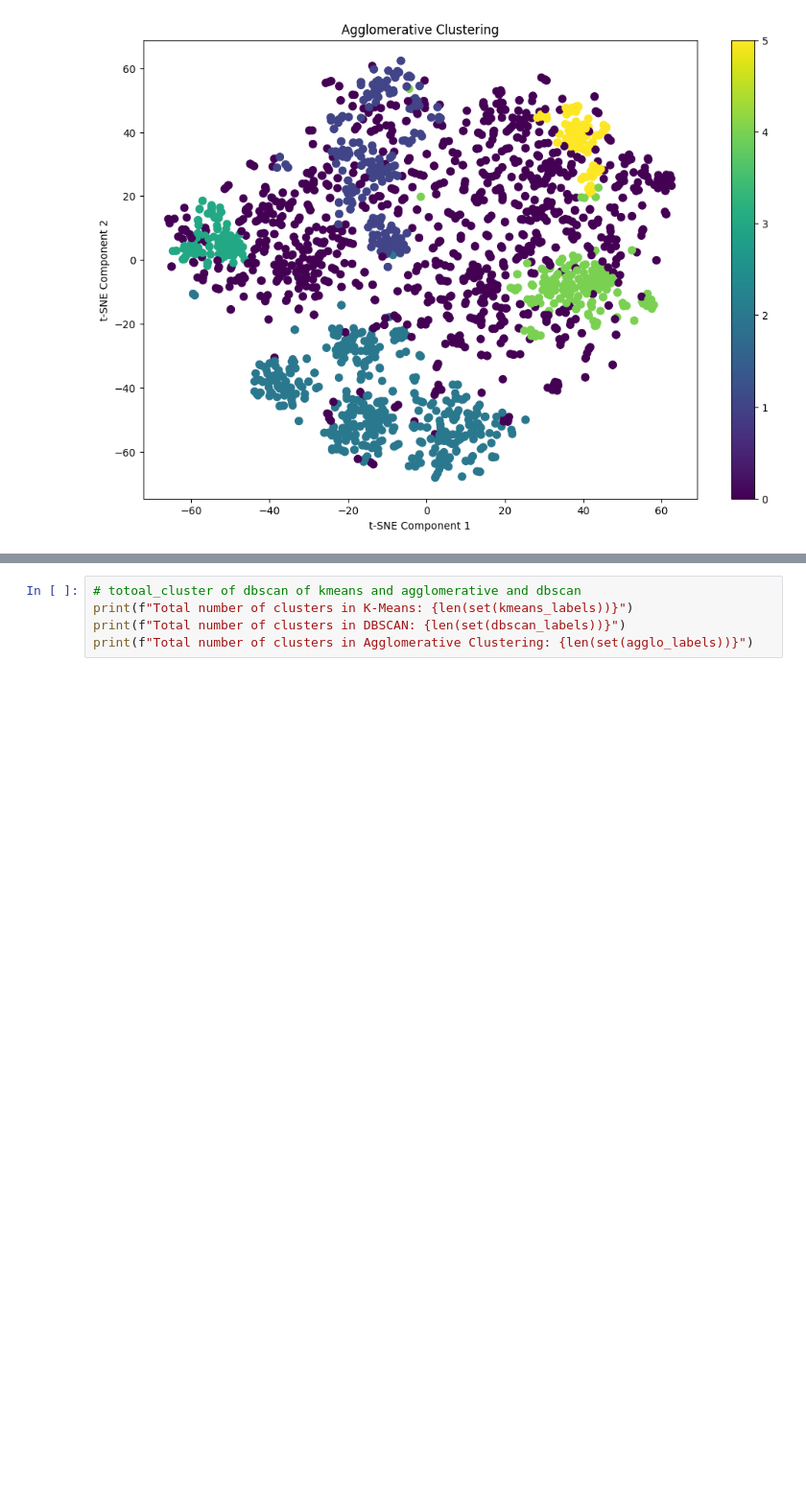
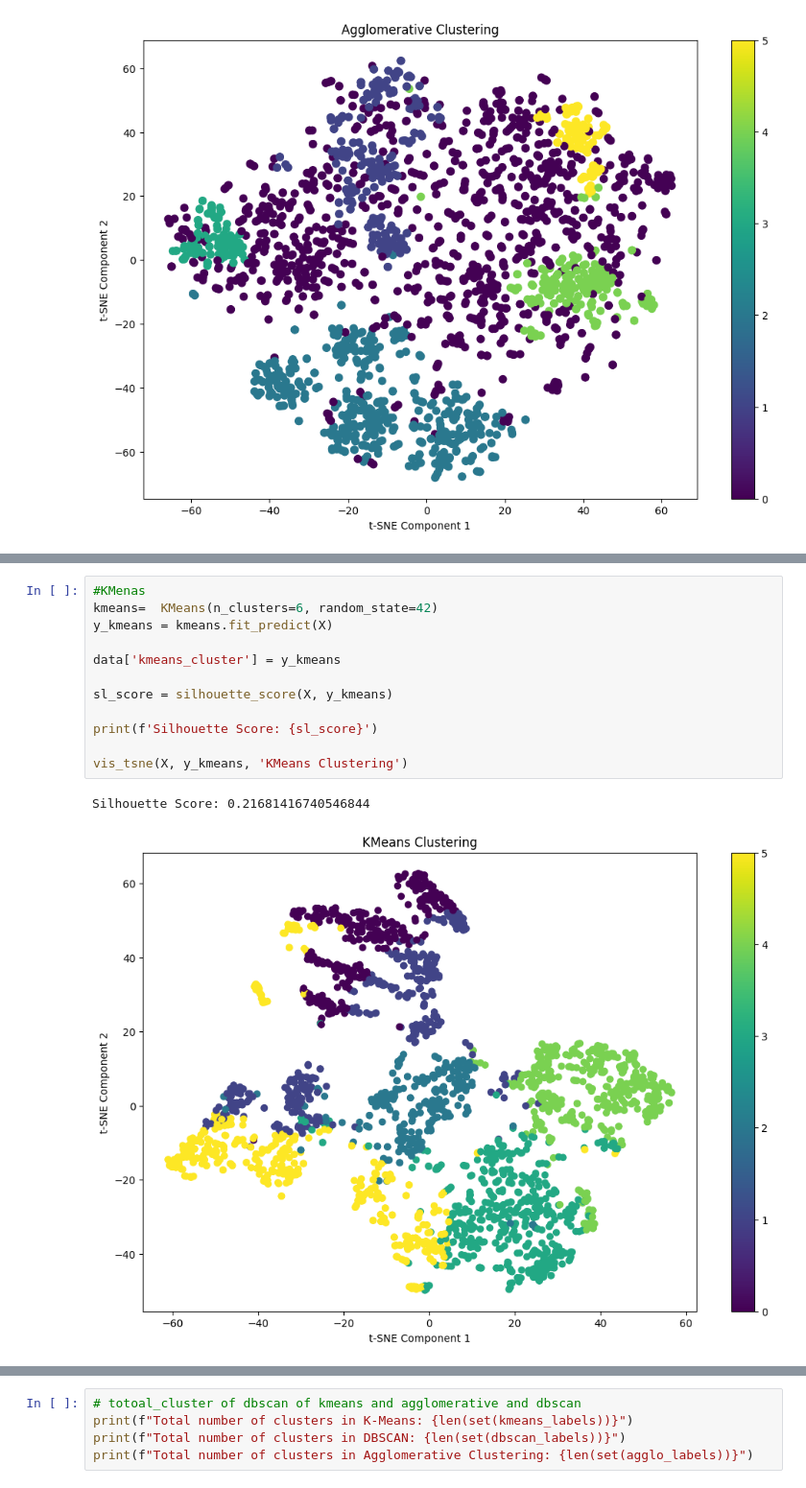
Before and after one commit to jnvshubham7/Event-Extraction, a Jupyter notebook: final_code.ipynb, the cells around one changed output, grey strips where cells are left out. Shown at 96% size. Saved outputs shown, nothing was run; the diff lists cells and outputs as text; blank space fills up the shorter version.

```diff
--- a/final_code.ipynb
+++ b/final_code.ipynb
@@ -210 +293,16 @@ Silhouette Score: 0.00828694811716624
+# %%
+#KMenas
+kmeans=  KMeans(n_clusters=6, random_state=42)
+y_kmeans = kmeans.fit_predict(X)
+
+data['kmeans_cluster'] = y_kmeans
+
+sl_score = silhouette_score(X, y_kmeans)
+
+print(f'Silhouette Score: {sl_score}')
+
+vis_tsne(X, y_kmeans, 'KMeans Clustering')
+# %% [output]
+Silhouette Score: 0.21681416740546844
+[figure, added]
 # %%
```
Also changed, not shown: parts of 8 cells of this notebook.
